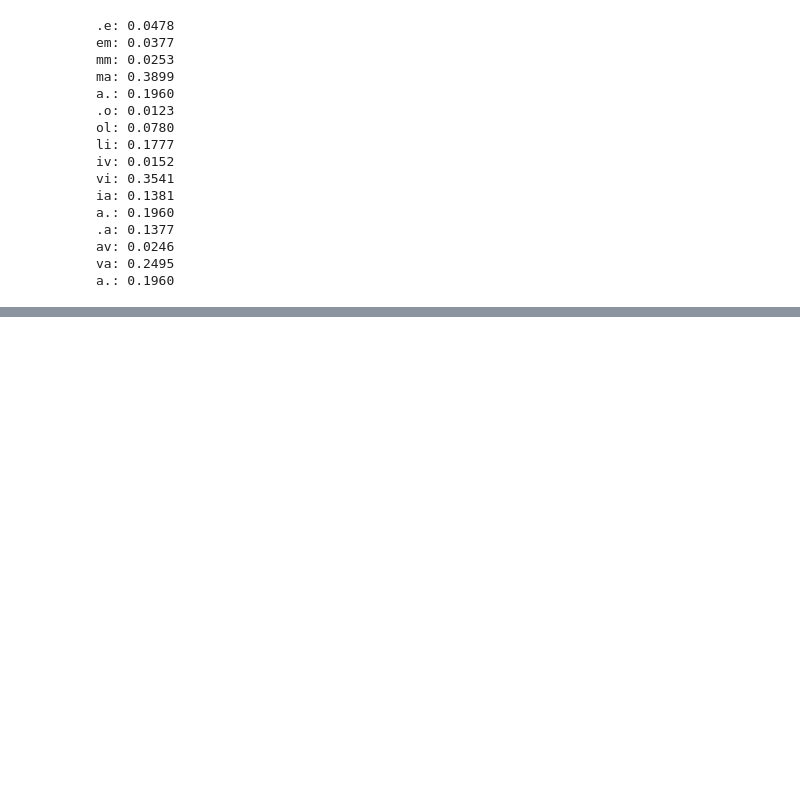
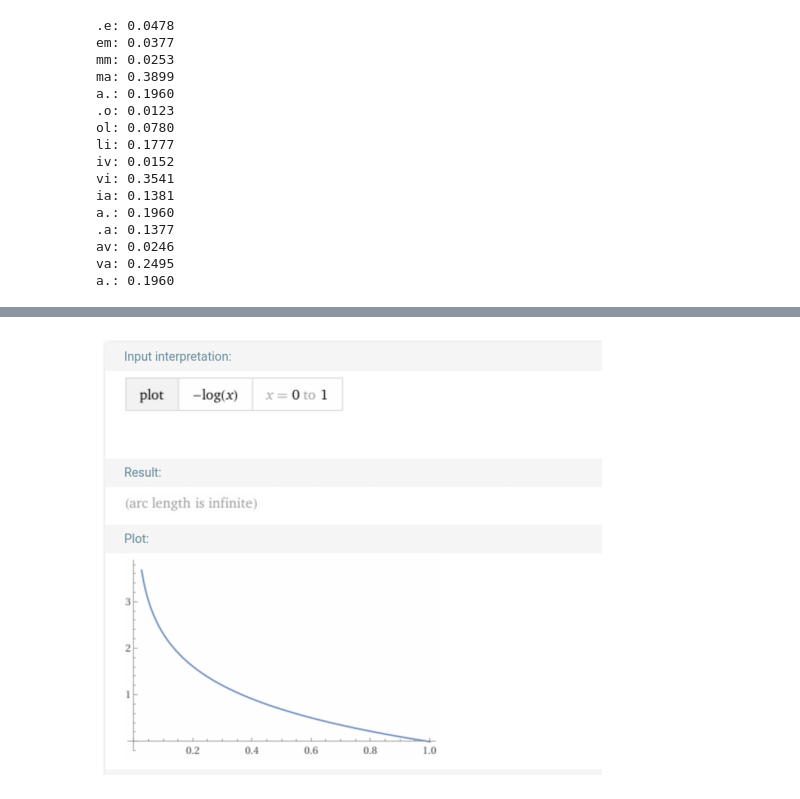
Before and after one commit to ajaayc/makemore, a Jupyter notebook: build_makemore.ipynb, the cells around one changed output, grey strips where cells are left out. Saved outputs shown, nothing was run; the diff lists cells and outputs as text; code cells hidden in the pictures; blank space fills up the shorter version.

```diff
--- a/build_makemore.ipynb
+++ b/build_makemore.ipynb
@@ -857,0 +917,12 @@ a.: 0.1960
+# %%
+import matplotlib.pyplot as plt
+import matplotlib.image as mpimg
+
+#Graph of -log(x). Note that the range is inf to 0.
+img = mpimg.imread('neg_logx.png')
+plt.figure(figsize=(12, 8))
+plt.imshow(img)
+plt.axis('off')
+plt.show()
+# %% [output]
+[figure, added]
```
Also changed, not shown: parts of 8 cells of this notebook, 2 other files.
